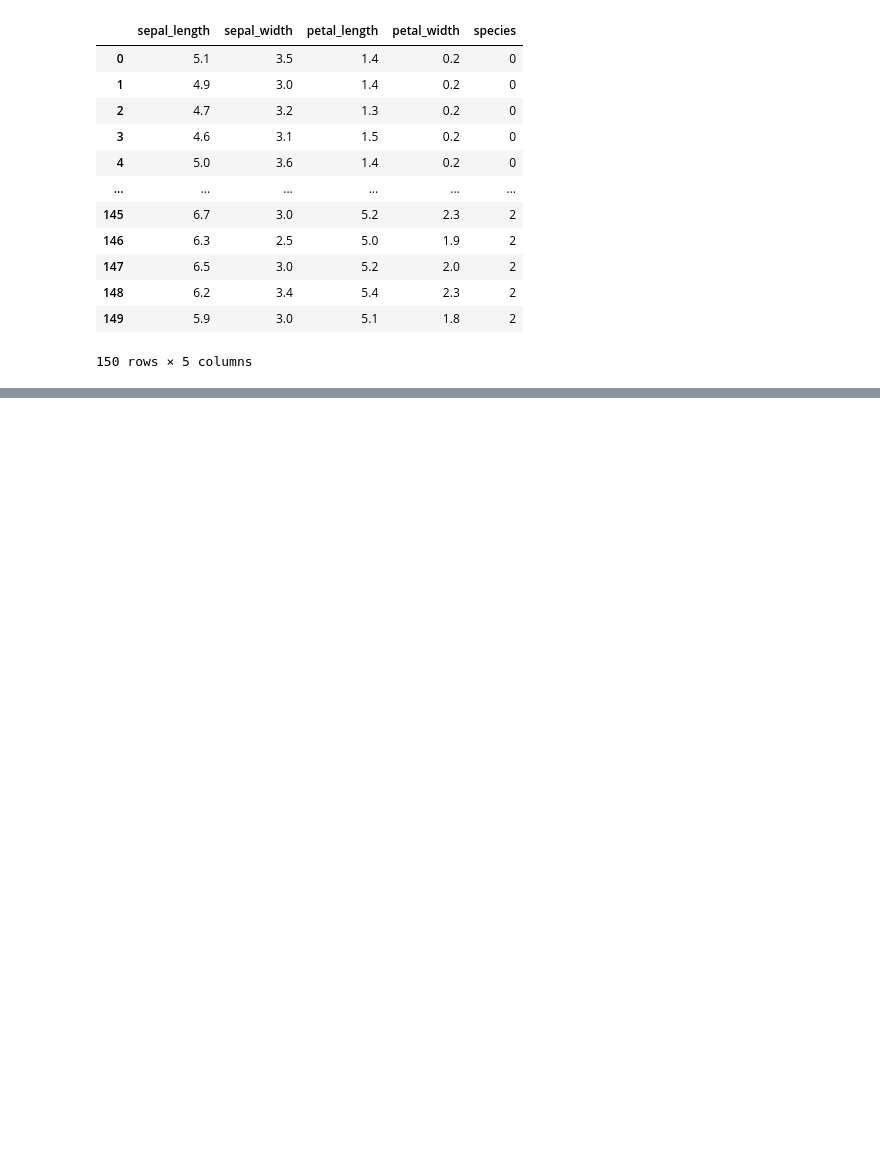
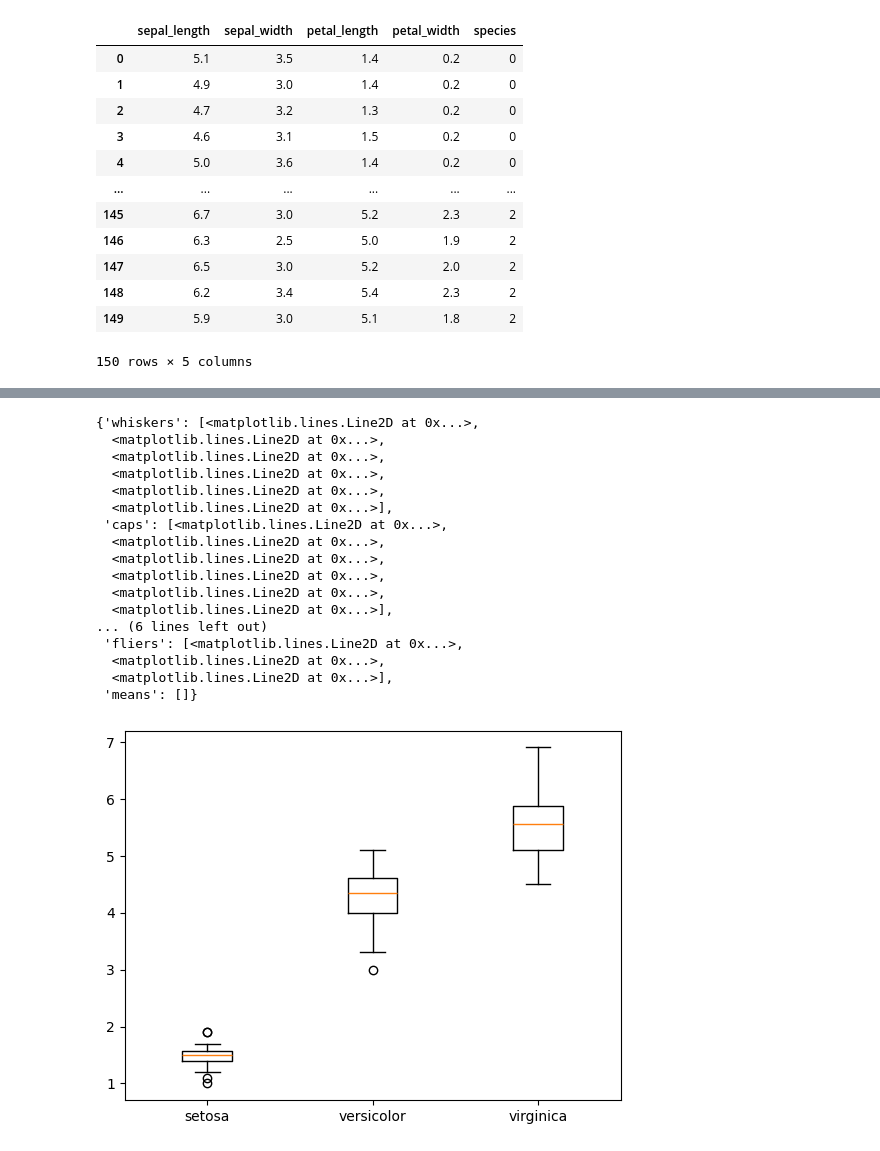
Before and after one commit to XionVolt/Ai-Ml, a Jupyter notebook: Programming/Matplotlib/02_Advanced Matplotlib.ipynb, the cells around one changed output, grey strips where cells are left out. Saved outputs shown, nothing was run; the diff lists cells and outputs as text; code cells hidden in the pictures; blank space fills up the shorter version.

Commit message:
update pandas docs, did some addition in data visualization with examples

```diff
--- a/Programming/Matplotlib/02_Advanced Matplotlib.ipynb
+++ b/Programming/Matplotlib/02_Advanced Matplotlib.ipynb
@@ -304,0 +312,10 @@ iris
+# %%
+iris = sns.load_dataset('iris')
+# %%
+setosaPetalLen =  iris[iris['species'] == 'setosa']['petal_length']
+
+versicolorPetalLen =  iris[iris['species'] == 'versicolor']['petal_length']
+
+virginicaPetalLen =  iris[iris['species'] == 'virginica']['petal_length']
+
+allSpecies = [setosaPetalLen,versicolorPetalLen,virginicaPetalLen]
@@ -304,0 +340,24 @@ iris
+# %%
+# boxplot in matplotlib -> https://youtu.be/MqppsRq3EJQ?si=4XaveHTJvIu51o8r&t=4807
+# for horizotal boxplot, `vert=False`
+
+plt.boxplot(allSpecies,labels=['setosa','versicolor','virginica'])
+# %% [output]
+{'whiskers': [<matplotlib.lines.Line2D at 0x...>,
+  <matplotlib.lines.Line2D at 0x...>,
+  <matplotlib.lines.Line2D at 0x...>,
+  <matplotlib.lines.Line2D at 0x...>,
+  <matplotlib.lines.Line2D at 0x...>,
+  <matplotlib.lines.Line2D at 0x...>],
+ 'caps': [<matplotlib.lines.Line2D at 0x...>,
+  <matplotlib.lines.Line2D at 0x...>,
+  <matplotlib.lines.Line2D at 0x...>,
+  <matplotlib.lines.Line2D at 0x...>,
+  <matplotlib.lines.Line2D at 0x...>,
+  <matplotlib.lines.Line2D at 0x...>],
+... (6 lines left out)
+ 'fliers': [<matplotlib.lines.Line2D at 0x...>,
+  <matplotlib.lines.Line2D at 0x...>,
+  <matplotlib.lines.Line2D at 0x...>],
+ 'means': []}
+[figure, added]
```
Also changed, not shown: parts of 2 cells of this notebook, 3 other files.
